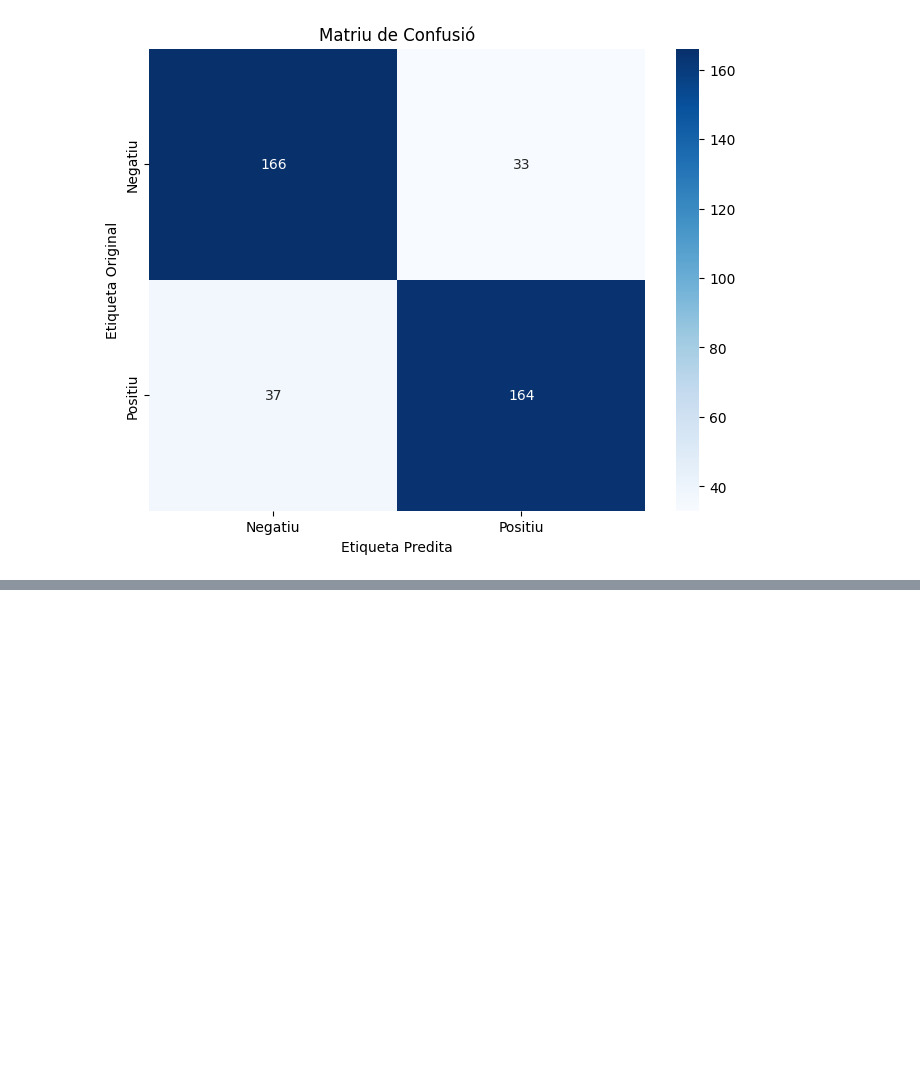
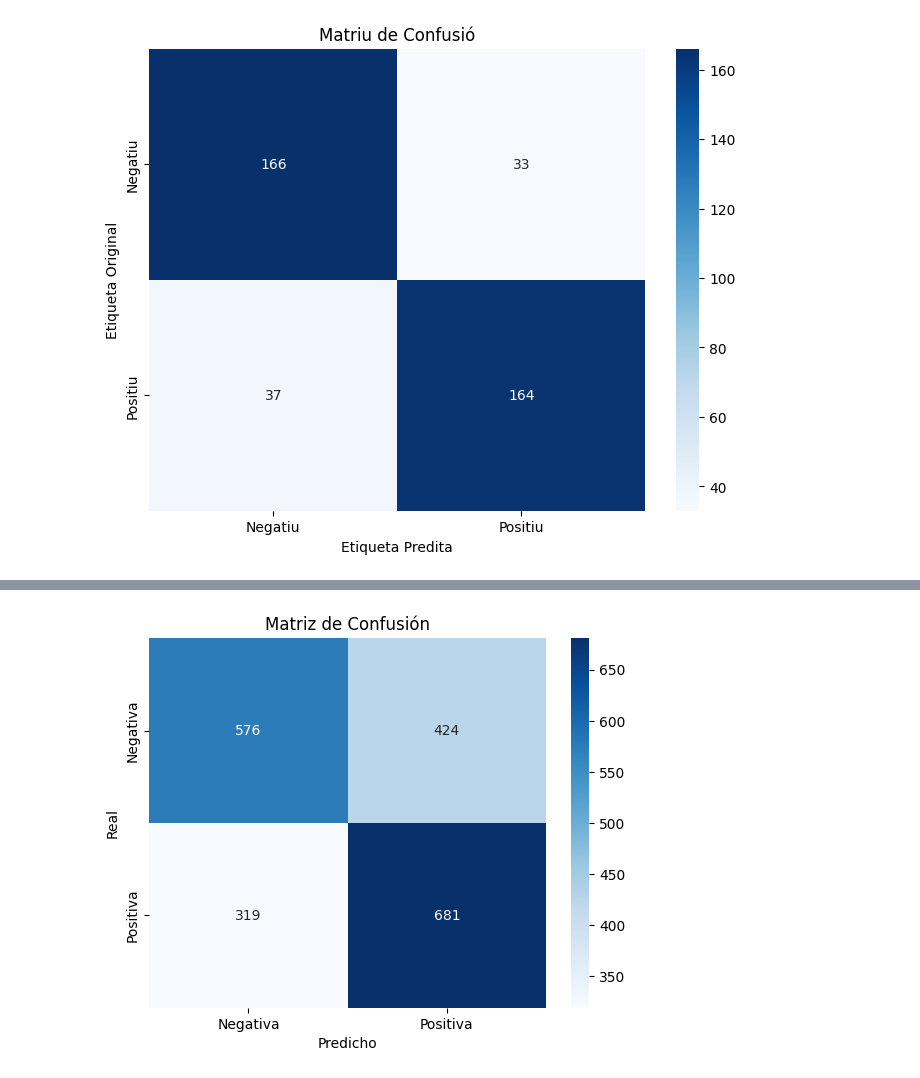
Before and after one commit to polmf/Detecci-d-opinions, a Jupyter notebook: prova.ipynb, the cells around one changed output, grey strips where cells are left out. Saved outputs shown, nothing was run; the diff lists cells and outputs as text; code cells hidden in the pictures; blank space fills up the shorter version.

Commit message:
intent amb lesk

```diff
--- a/prova.ipynb
+++ b/prova.ipynb
@@ -208,0 +273,76 @@ plt.show()
+# %%
+from nltk.wsd import lesk
+from nltk.tokenize import word_tokenize
+from nltk.corpus import movie_reviews
+from nltk.corpus import sentiwordnet as swn
+import numpy as np
+
+# Función para obtener la puntuación de polaridad de una palabra usando Lesk
+def get_word_sentiment_score_with_lesk(word, context):
+    # Obtener el synset con Lesk
+    synset = lesk(context, word)
+    if synset:
+        # Obtener los sentimientos asociados al synset de SentiWordnet
+        sent_synset = swn.senti_synset(synset.name())
+        if sent_synset:
+            return sent_synset.pos_score() - sent_synset.neg_score()
+    return 0
+
+# Obtener las opiniones de prueba
+opinions_test = [movie_reviews.raw(fileid) for fileid in movie_reviews.fileids()]
+
+
+# Umbral de polaridad
+threshold = 0
+
+from sklearn.metrics import confusion_matrix
+import seaborn as sns
+import matplotlib.pyplot as plt
+
+# Lista para almacenar las etiquetas reales y las predicciones
+real_labels = []
+predicted_labels = []
+
+# Procesar cada opinión
+for opinion in opinions_test:
+    # Tokenizar la opinión
+    tokens = word_tokenize(opinion)
+    total_sentiment_score = 0
+    word_count = 0
+    for i, token in enumerate(tokens):
+        # Obtener el contexto de la palabra (palabras circundantes)
+        context = tokens[max(0, i-5):i] + tokens[i+1:min(len(tokens), i+6)]
+        # Calcular la puntuación de polaridad de la palabra
+        sentiment_score = get_word_sentiment_score_with_lesk(token, context)
+        total_sentiment_score += sentiment_score
+        word_count += 1
+    # Calcular la puntuación de polaridad promedio para la opinión
+    if word_count > 0:
+        average_sentiment_score = total_sentiment_score / word_count
+        # Determinar si la opinión es positiva, negativa o neutra
+        if average_sentiment_score > threshold:
+            predicted_labels.append("Positiva")
+        elif average_sentiment_score <= threshold:
+            predicted_labels.append("Negativa")
+
+    # Determinar la etiqueta real de la opinión
+    # Obtener las etiquetas reales de las opiniones de prueba
+    real_labels = []
+    for fileid in movie_reviews.fileids():
+        if fileid.startswith('pos'):
+            real_labels.append("Positiva")
+        else:
+            real_labels.append("Negativa")
+
+
+# Calcular la matriz de confusión
+conf_matrix = confusion_matrix(real_labels, predicted_labels)
+
+# Visualizar la matriz de confusión
+sns.heatmap(conf_matrix, annot=True, fmt='d', cmap='Blues', xticklabels=["Negativa", "Positiva"], yticklabels=["Negativa", "Positiva"])
+plt.xlabel("Predicho")
+plt.ylabel("Real")
+plt.title("Matriz de Confusión")
+plt.show()
+# %% [output]
+[figure, added]
```
Also changed, not shown: parts of 3 cells of this notebook.
